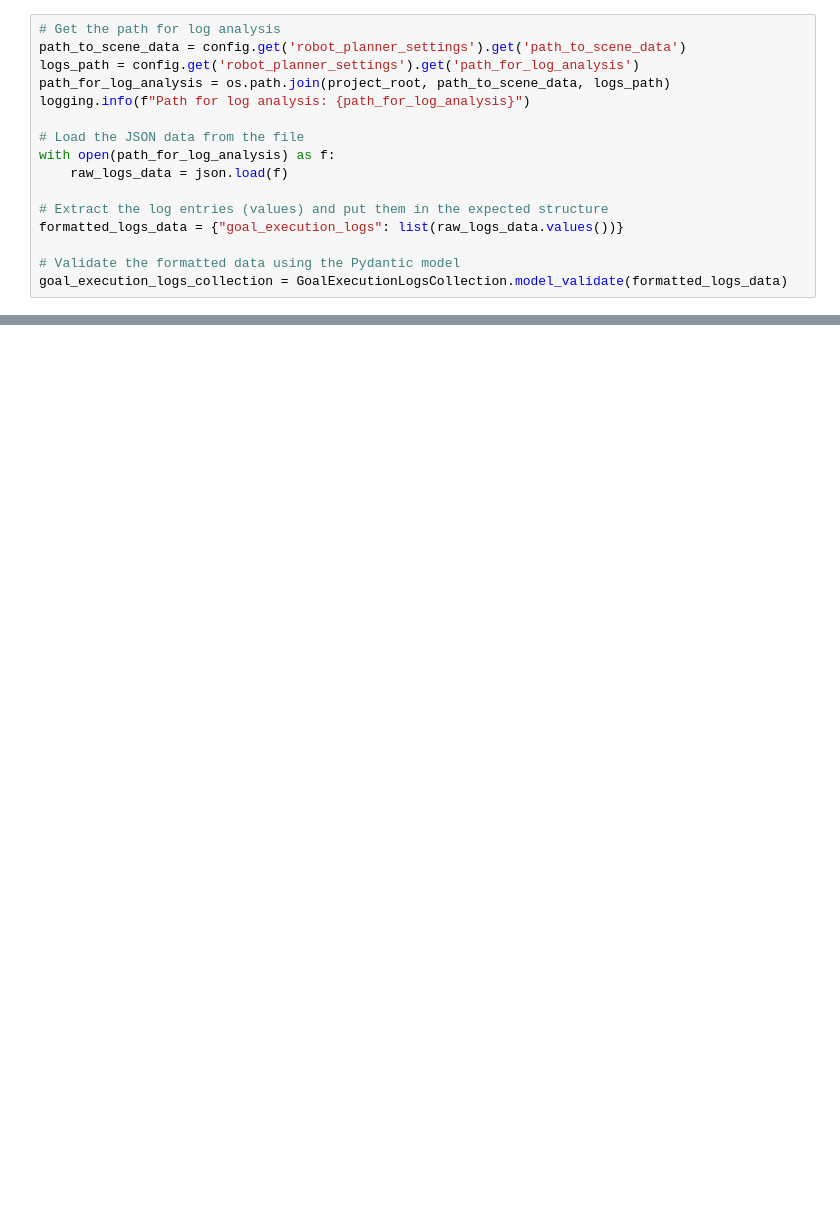
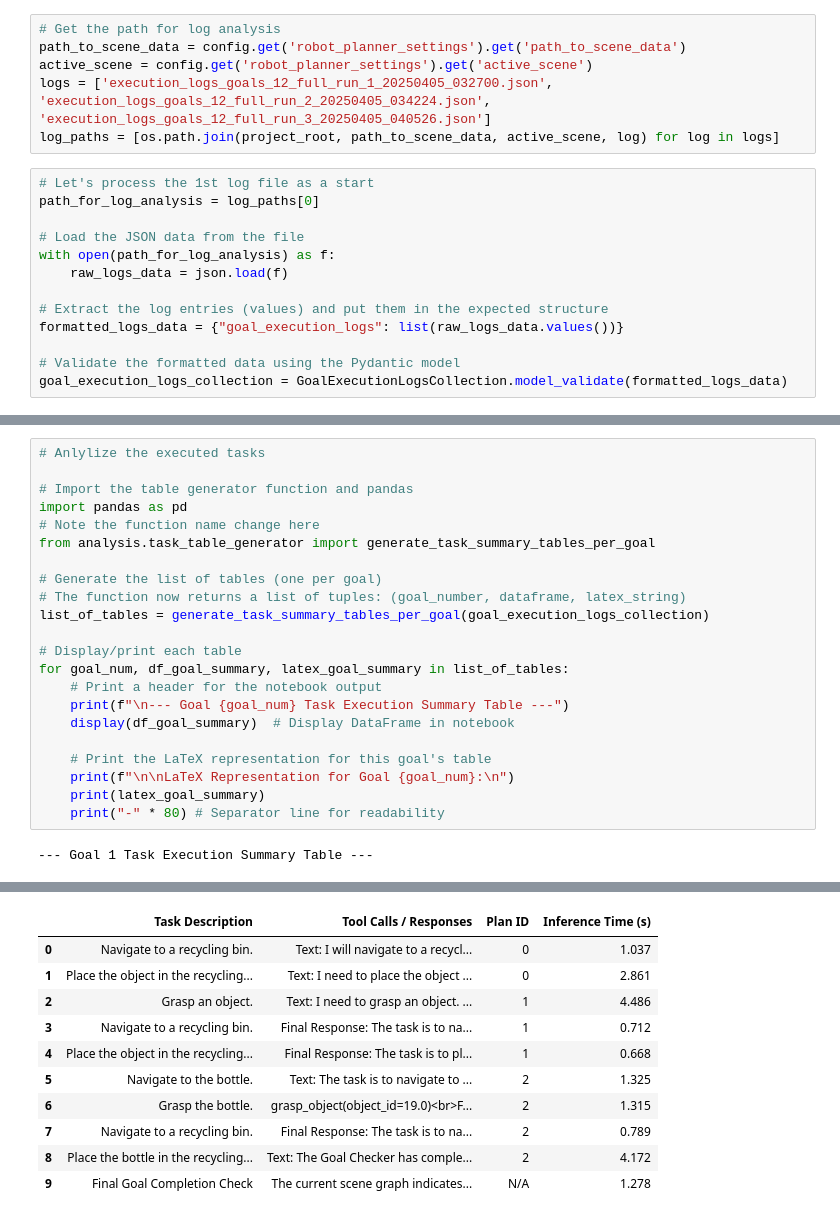
Before and after one commit to H-Zeno/L-SARP, a Jupyter notebook: analysis/analyse_responses.ipynb, the cells around one changed output, grey strips where cells are left out. Saved outputs shown, nothing was run; the diff lists cells and outputs as text; blank space fills up the shorter version.

```diff
--- a/analysis/analyse_responses.ipynb
+++ b/analysis/analyse_responses.ipynb
@@ -29,9 +29,12 @@ Project root already in Python path: /local/home/zhamers/L-SARP
+# %%
+# Get the path for log analysis
+path_to_scene_data = config.get('robot_planner_settings').get('path_to_scene_data')
+active_scene = config.get('robot_planner_settings').get('active_scene')
+logs = ['execution_logs_goals_12_full_run_1_20250405_032700.json', 'execution_logs_goals_12_full_run_2_20250405_034224.json', 'execution_logs_goals_12_full_run_3_20250405_040526.json']
+log_paths = [os.path.join(project_root, path_to_scene_data, active_scene, log) for log in logs]
 # %%
-# Get the path for log analysis
-path_to_scene_data = config.get('robot_planner_settings').get('path_to_scene_data')
-logs_path = config.get('robot_planner_settings').get('path_for_log_analysis')
-path_for_log_analysis = os.path.join(project_root, path_to_scene_data, logs_path)
-logging.info(f"Path for log analysis: {path_for_log_analysis}")
+# Let's process the 1st log file as a start
+path_for_log_analysis = log_paths[0]
 
 # Load the JSON data from the file
 with open(path_for_log_analysis) as f:
@@ -44,0 +57,24 @@ goal_execution_logs_collection = GoalExecutionLogsCollection.model_validate(form
+# %%
+# Anlylize the executed tasks
+
+# Import the table generator function and pandas
+import pandas as pd
+# Note the function name change here
+from analysis.task_table_generator import generate_task_summary_tables_per_goal
+
+# Generate the list of tables (one per goal)
+# The function now returns a list of tuples: (goal_number, dataframe, latex_string)
+list_of_tables = generate_task_summary_tables_per_goal(goal_execution_logs_collection)
+
+# Display/print each table
+for goal_num, df_goal_summary, latex_goal_summary in list_of_tables:
+    # Print a header for the notebook output
+    print(f"\n--- Goal {goal_num} Task Execution Summary Table ---")
+    display(df_goal_summary)  # Display DataFrame in notebook
+
+    # Print the LaTeX representation for this goal's table
+    print(f"\n\nLaTeX Representation for Goal {goal_num}:\n")
+    print(latex_goal_summary)
+    print("-" * 80) # Separator line for readability
+# %% [output]
+--- Goal 1 Task Execution Summary Table ---
@@ -44,0 +103,11 @@ goal_execution_logs_collection = GoalExecutionLogsCollection.model_validate(form
+|  | Task Description | Tool Calls / Responses | Plan ID | Inference Time (s) |
+| 0 | Navigate to a recycling bin. | Text: I will navigate to a recycl... | 0 | 1.037 |
+| 1 | Place the object in the recycling... | Text: I need to place the object ... | 0 | 2.861 |
+| 2 | Grasp an object. | Text: I need to grasp an object. ... | 1 | 4.486 |
+| 3 | Navigate to a recycling bin. | Final Response: The task is to na... | 1 | 0.712 |
+| 4 | Place the object in the recycling... | Final Response: The task is to pl... | 1 | 0.668 |
+| 5 | Navigate to the bottle. | Text: The task is to navigate to ... | 2 | 1.325 |
+| 6 | Grasp the bottle. | grasp_object(object_id=19.0)<br>F... | 2 | 1.315 |
+| 7 | Navigate to a recycling bin. | Final Response: The task is to na... | 2 | 0.789 |
+| 8 | Place the bottle in the recycling... | Text: The Goal Checker has comple... | 2 | 4.172 |
+| 9 | Final Goal Completion Check | The current scene graph indicates... | N/A | 1.278 |
```
Also changed, not shown: parts of 4 cells of this notebook, 2 other files.
